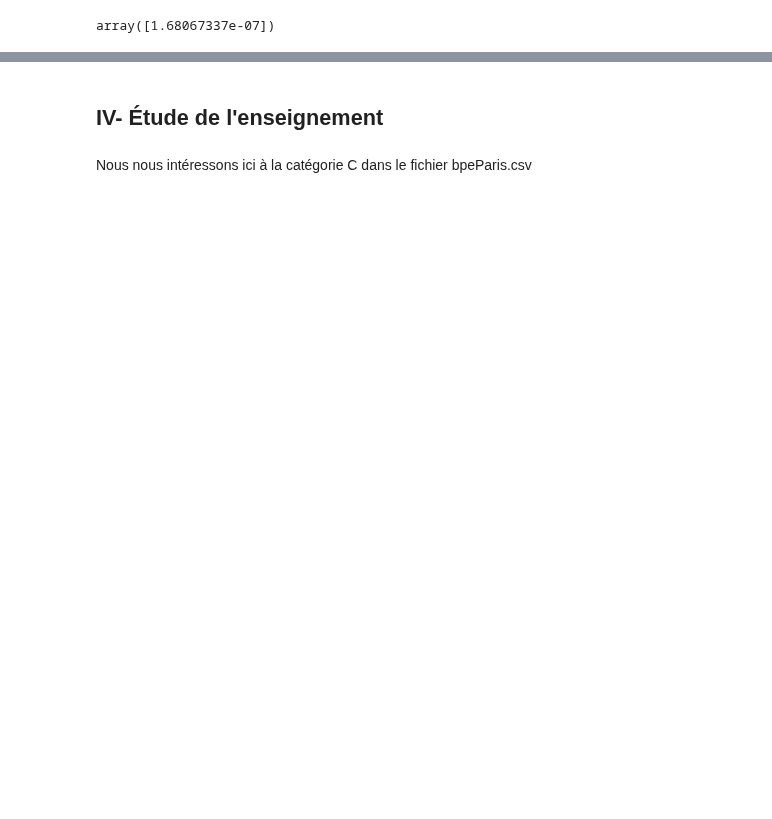
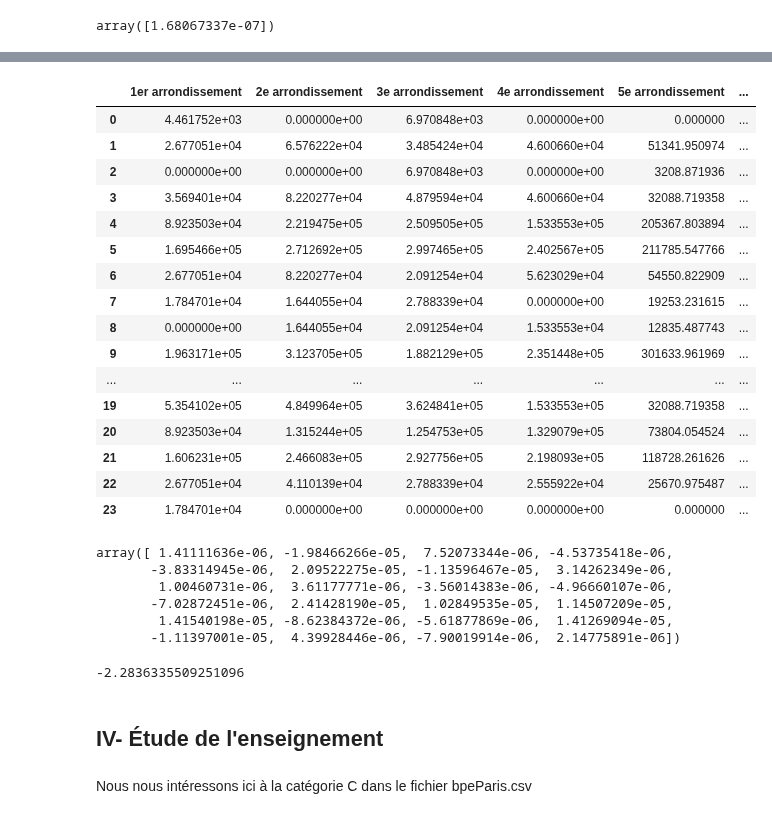
Before and after one commit to solenemoro/Projet_Python_2AENSAE, a Jupyter notebook: Equipements.ipynb, the cells around one changed output, grey strips where cells are left out. Saved outputs shown, nothing was run; the diff lists cells and outputs as text; code cells hidden in the pictures; blank space fills up the shorter version.

```diff
--- a/Equipements.ipynb
+++ b/Equipements.ipynb
@@ -169,37 +174,2 @@ for i in range(2,21):
 # %% [markdown]
 Nous créons maintenant un fichier csv pour isoler plus précisément les équipements selon leur type, et non plus seulement leur domaine ou leur sous-domaine.
-# %%
-# More precisely, we want to have the number of each type of equipments
-# whose field is B, i.e. "commerces", for each arrondissement
-# To obtain this, we will create a csv file
-
-# Concerning the 1st arrondissement of Paris
-n1 = 0 # Number initialized
-listType = ['B101', 'B102', 'B103', 'B201', 'B202', 'B203', 'B204', 'B205', 'B206', 'B301', 'B302', 'B303', 'B304', 'B305', 'B306', 'B307', 'B308', 'B309', 'B310', 'B311', 'B312', 'B313', 'B315', 'B316']
-list1 = []
-for type in listType:
-    for iris in dicIRIS['Paris 1er Arrondissement']:
-        col = BPE[(BPE['DCIRIS'] == iris) & (BPE['TYPEQU'] == type)]
-        n1 += len(col) # number of lines
-    list1.append(n1)
-    n1 = 0
-
-# Concerning the rest of the arrondissements
-dicB = {'1er arrondissement': list1}
-n = 0
-for arr in range(2,21):
-    key_arr = 'Paris ' + str(arr) + 'e Arrondissement'
-    listB_Type = []
-    for type in listType:
-        for iris in dicIRIS[key_arr]:
-            col = BPE[(BPE['DCIRIS'] == iris) & (BPE['TYPEQU'] == type)]
-            n += len(col)
-        listB_Type.append(n)
-        n = 0
-    dicB[str(arr) + 'e arrondissement'] = listB_Type
-
-Commerces_precis = pd.DataFrame(dicB)
-Commerces_precis.set_axis(listType, axis = 0)
-Commerces_precis.to_csv(path_or_buf = 'data/Commerces.csv', index = False)
-
-# Each row is one type of equipment, each column is an arrondissement
@@ -494,0 +454,25 @@ X_train, X_test, y_train, y_test = sklearn.model_selection.train_test_split(Comm
+# %%
+# Split the data into training/testing sets with precise types
+Commerces_pond = Commerces.iloc[:,0] / superficies[0]
+for col in range(1, 20):
+    Col_pond = Commerces.iloc[:,col] / superficies[col]
+    Commerces_pond = pd.concat([Commerces_pond, Col_pond], axis = 1)
+Commerces_pond
+# %% [output]
+|  | 1er arrondissement | 2e arrondissement | 3e arrondissement | 4e arrondissement | 5e arrondissement | ... |
+| 0 | 4.461752e+03 | 0.000000e+00 | 6.970848e+03 | 0.000000e+00 | 0.000000 | ... |
+| 1 | 2.677051e+04 | 6.576222e+04 | 3.485424e+04 | 4.600660e+04 | 51341.950974 | ... |
+| 2 | 0.000000e+00 | 0.000000e+00 | 6.970848e+03 | 0.000000e+00 | 3208.871936 | ... |
+| 3 | 3.569401e+04 | 8.220277e+04 | 4.879594e+04 | 4.600660e+04 | 32088.719358 | ... |
+| 4 | 8.923503e+04 | 2.219475e+05 | 2.509505e+05 | 1.533553e+05 | 205367.803894 | ... |
+| 5 | 1.695466e+05 | 2.712692e+05 | 2.997465e+05 | 2.402567e+05 | 211785.547766 | ... |
+| 6 | 2.677051e+04 | 8.220277e+04 | 2.091254e+04 | 5.623029e+04 | 54550.822909 | ... |
+| 7 | 1.784701e+04 | 1.644055e+04 | 2.788339e+04 | 0.000000e+00 | 19253.231615 | ... |
+| 8 | 0.000000e+00 | 1.644055e+04 | 2.091254e+04 | 1.533553e+04 | 12835.487743 | ... |
+| 9 | 1.963171e+05 | 3.123705e+05 | 1.882129e+05 | 2.351448e+05 | 301633.961969 | ... |
+| ... | ... | ... | ... | ... | ... | ... |
+| 19 | 5.354102e+05 | 4.849964e+05 | 3.624841e+05 | 1.533553e+05 | 32088.719358 | ... |
+| 20 | 8.923503e+04 | 1.315244e+05 | 1.254753e+05 | 1.329079e+05 | 73804.054524 | ... |
+| 21 | 1.606231e+05 | 2.466083e+05 | 2.927756e+05 | 2.198093e+05 | 118728.261626 | ... |
+| 22 | 2.677051e+04 | 4.110139e+04 | 2.788339e+04 | 2.555922e+04 | 25670.975487 | ... |
+| 23 | 1.784701e+04 | 0.000000e+00 | 0.000000e+00 | 0.000000e+00 | 0.000000 | ... |
@@ -495,3 +488,18 @@ X_train, X_test, y_train, y_test = sklearn.model_selection.train_test_split(Comm
+# %%
+# The coefficients
+reg.coef_
+# %% [output]
+array([ 1.41111636e-06, -1.98466266e-05,  7.52073344e-06, -4.53735418e-06,
+       -3.83314945e-06,  2.09522275e-05, -1.13596467e-05,  3.14262349e-06,
+        1.00460731e-06,  3.61177771e-06, -3.56014383e-06, -4.96660107e-06,
+       -7.02872451e-06,  2.41428190e-05,  1.02849535e-05,  1.14507209e-05,
+        1.41540198e-05, -8.62384372e-06, -5.61877869e-06,  1.41269094e-05,
+       -1.11397001e-05,  4.39928446e-06, -7.90019914e-06,  2.14775891e-06])
+# %%
+# The R^2
+reg.score(X_test, y_test)
+# %% [output]
+-2.2836335509251096
 # %%
 """ Copié sur Guilhem: à adapter !!!
 
```
Also changed, not shown: parts of 38 cells of this notebook.
